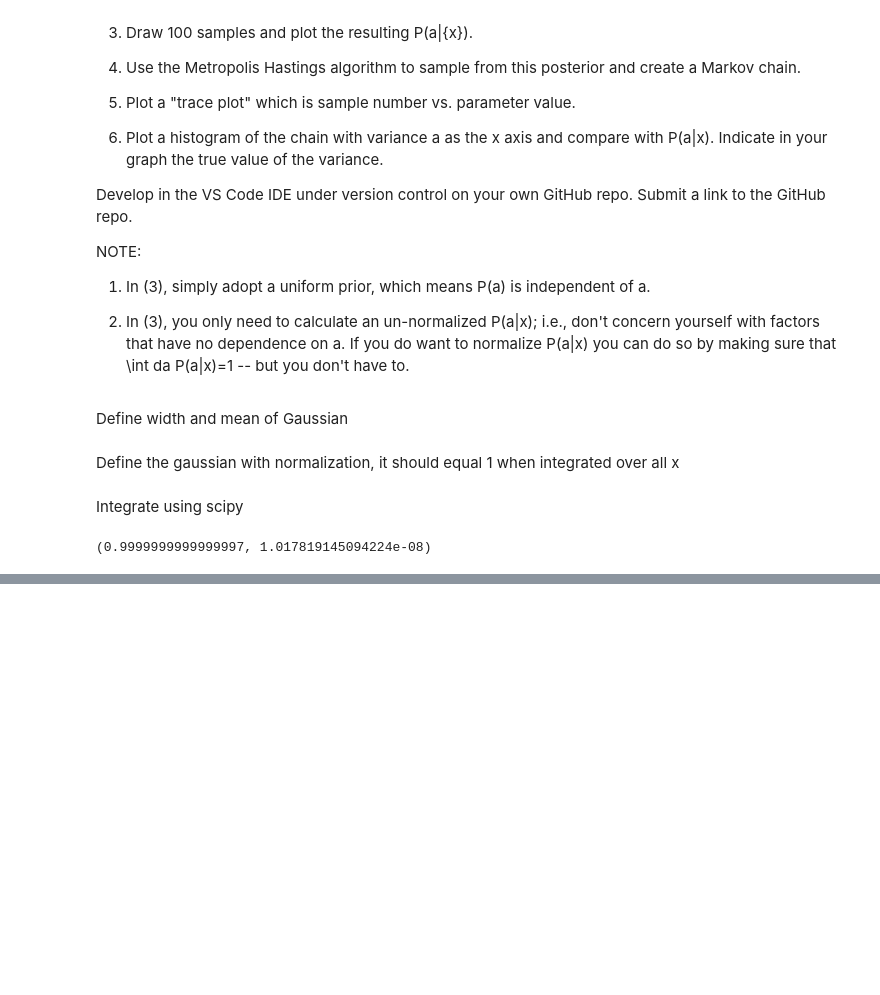
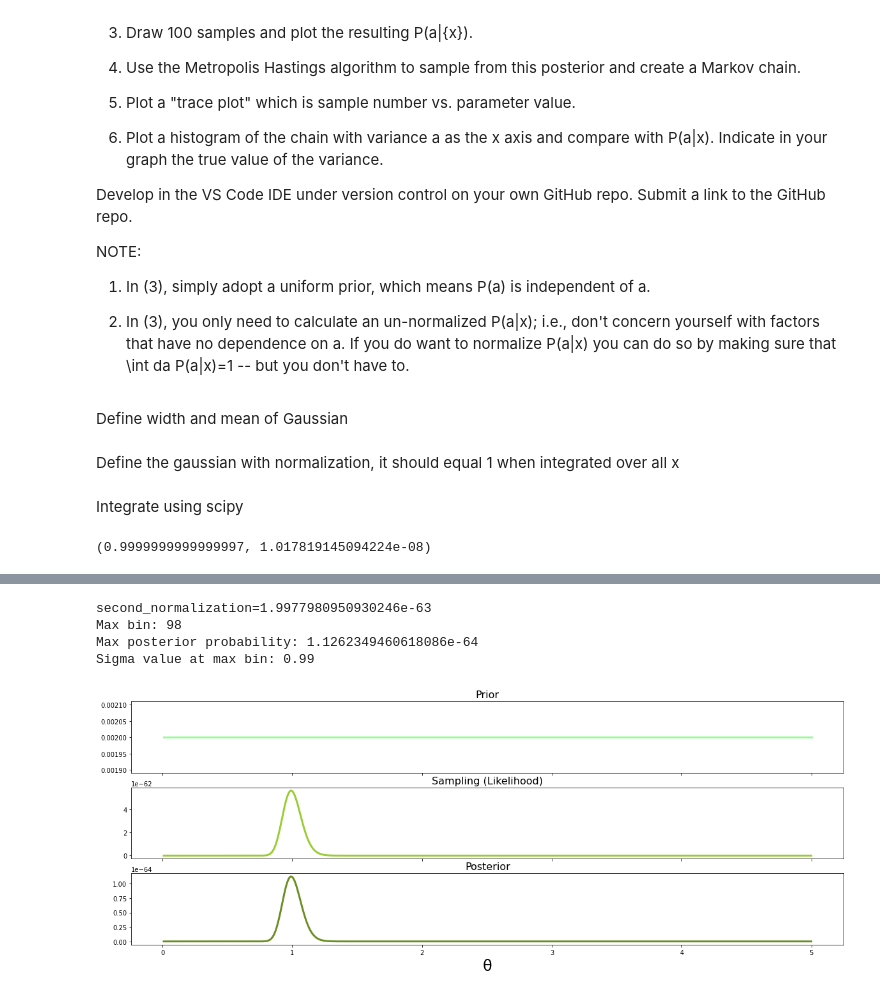
Before and after one commit to r-hensley/phys_250, a Jupyter notebook: HW/bayesian_inference.ipynb, the cells around one changed output, grey strips where cells are left out. Cells and saved outputs as stored; diff of their text form; code cells hidden in the pictures; blank space fills up the shorter version.

Commit message:
Bayesian inference HW problem to creation of posterior

```diff
--- a/HW/bayesian_inference.ipynb
+++ b/HW/bayesian_inference.ipynb
@@ -82,0 +114,36 @@ probability=4.174205894744404e-65
+# %%
+def create_posterior(_likelihood, _prior):
+    posterior = _likelihood * _prior # element-wise multiplication
+    second_normalization = np.sum(posterior)
+    print(f"{second_normalization=}")
+    normalized_posterior = posterior / np.sum(posterior)
+
+    max_bin = np.argmax(posterior)
+    print(f"Max bin: {max_bin}\nMax posterior probability: {posterior[max_bin]}\n"
+          f"Sigma value at max bin: {sigma_range[max_bin]}")
+    return posterior
+posterior = create_posterior(likelihood, prior)
+# %% [output]
+second_normalization=1.9977980950930246e-63
+Max bin: 98
+Max posterior probability: 1.1262349460618086e-64
+Sigma value at max bin: 0.99
+# %%
+def plot_together(_posterior, _likelihood, _prior):
+    # Plotting all three together
+    fig, axes = plt.subplots(3, 1, sharex=True, figsize=(20,7))
+    plt.xlabel('θ', fontsize=24)
+
+    axes[0].plot(sigma_range, _prior, label="Prior", linewidth=3, color='palegreen')
+    axes[0].set_title("Prior", fontsize=16)
+
+    axes[1].plot(sigma_range, _likelihood, label="Likelihood", linewidth=3, color='yellowgreen')
+    axes[1].set_title("Sampling (Likelihood)", fontsize=16)
+
+    axes[2].plot(sigma_range, _posterior, label='Posterior', linewidth=3, color='olivedrab')
+    axes[2].set_title("Posterior", fontsize=16)
+    plt.show()
+
+plot_together(posterior, likelihood, prior)
+# %% [output]
+[figure, added]
```
Also changed, not shown: parts of 3 cells of this notebook.
